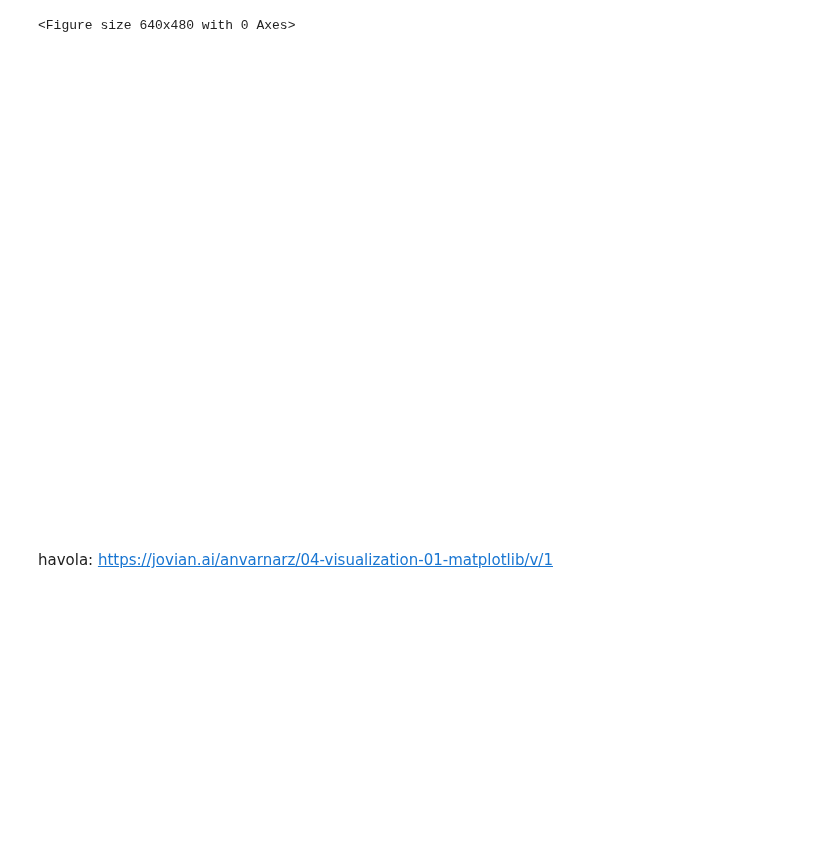
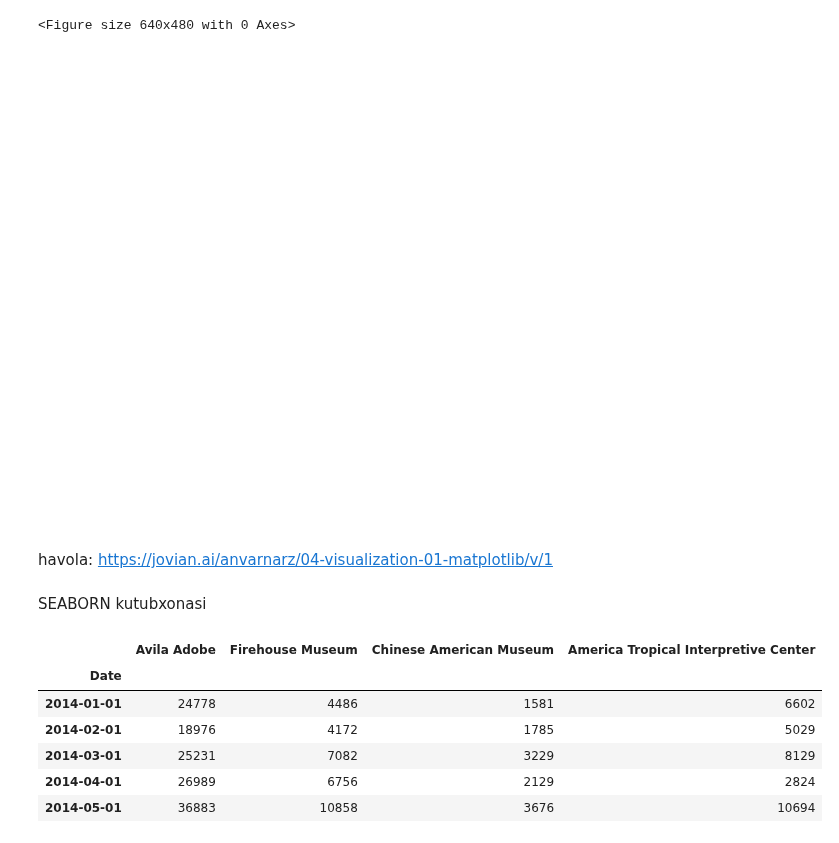
Before and after one commit to ulubeykhuja/mohir_dev_lessons, a Jupyter notebook: visual.ipynb, the cells around one changed output. Drawn from its saved outputs; the diff is of its cells as text; code cells hidden in the pictures; blank space fills up the shorter version.

```diff
--- a/visual.ipynb
+++ b/visual.ipynb
@@ -61,3 +61,5 @@ Image('grafik.png')
 [figure]
 # %% [markdown]
 havola: https://jovian.ai/anvarnarz/04-visualization-01-matplotlib/v/1
+# %% [markdown]
+SEABORN kutubxonasi
@@ -63,0 +72,11 @@ havola: https://jovian.ai/anvarnarz/04-visualization-01-matplotlib/v/1
+# %%
+df = pd.read_csv('https://raw.githubusercontent.com/anvarnarz/praktikum_datasets/refs/heads/main/museum_visitors.csv', index_col=0)
+df.head()
+# %% [output]
+|  | Avila Adobe | Firehouse Museum | Chinese American Museum | America Tropical Interpretive Center |
+| Date |  |  |  |  |
+| 2014-01-01 | 24778 | 4486 | 1581 | 6602 |
+| 2014-02-01 | 18976 | 4172 | 1785 | 5029 |
+| 2014-03-01 | 25231 | 7082 | 3229 | 8129 |
+| 2014-04-01 | 26989 | 6756 | 2129 | 2824 |
+| 2014-05-01 | 36883 | 10858 | 3676 | 10694 |
```
Also changed, not shown: parts of 5 cells of this notebook.
